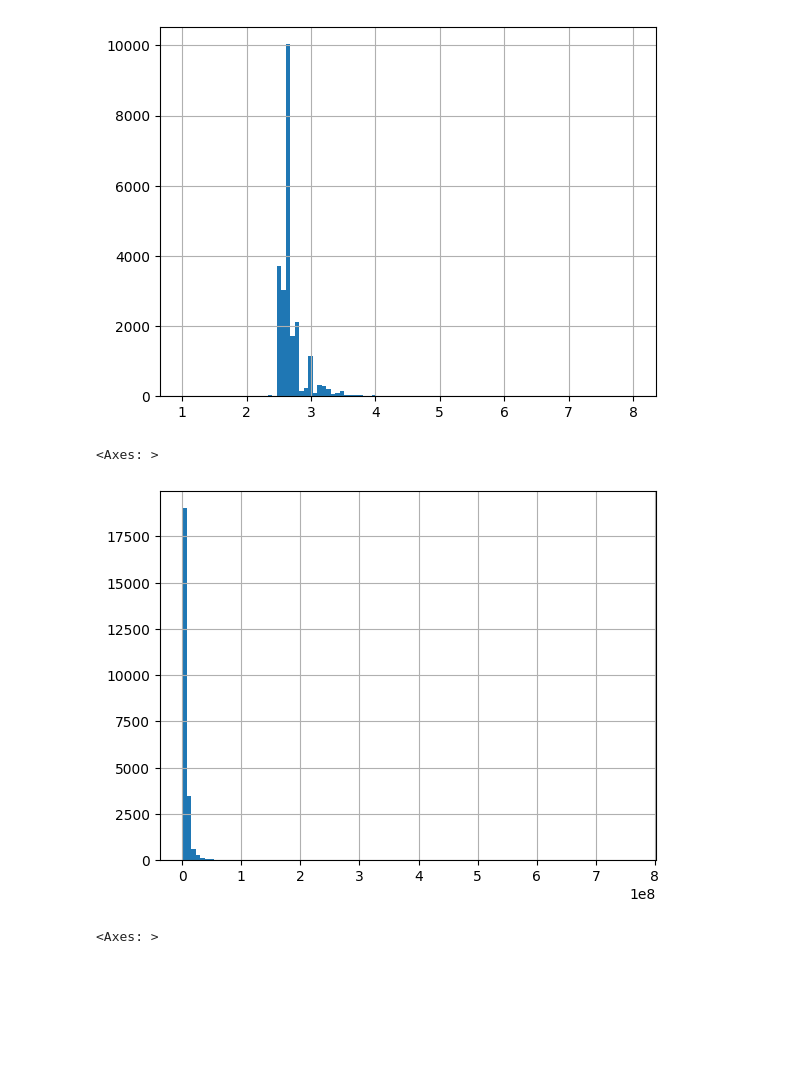
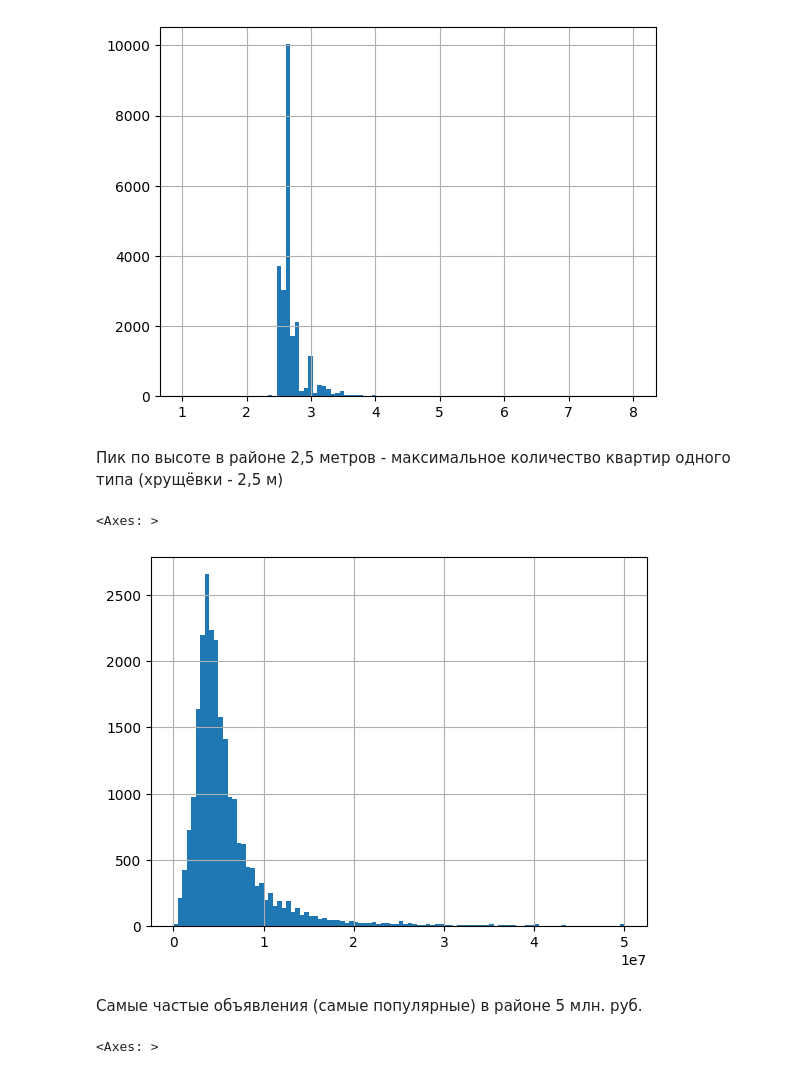
Before and after one commit to eugenii/data_sciencse, a Jupyter notebook: sp5.ipynb, the cells around one changed output. Cells and saved outputs as stored; diff of their text form; code cells hidden in the pictures; blank space fills up the shorter version.

```diff
--- a/sp4.ipynb
+++ b/sp5.ipynb
@@ -185,11 +197,15 @@ data['ceiling_height'].hist(bins=100, range=(1, 8))
 # %% [output]
 <Axes: >
 [figure]
+# %% [markdown]
+Пик по высоте в районе 2,5 метров - максимальное количество квартир одного типа (хрущёвки - 2,5 м)
 # %%
-data['last_price'].hist(bins=100)
+data['last_price'].hist(bins=100, range=(0, 0.5e8))
 # %% [output]
 <Axes: >
-[figure, old version]
+[figure, new version]
+# %% [markdown]
+Самые частые объявления (самые популярные) в районе 5 млн. руб.
 # %%
 data['cityCenters_nearest'].hist(bins=100)
 data['parks_nearest'].hist(bins=100)
```
Also changed, not shown: parts of 28 cells of this notebook.
